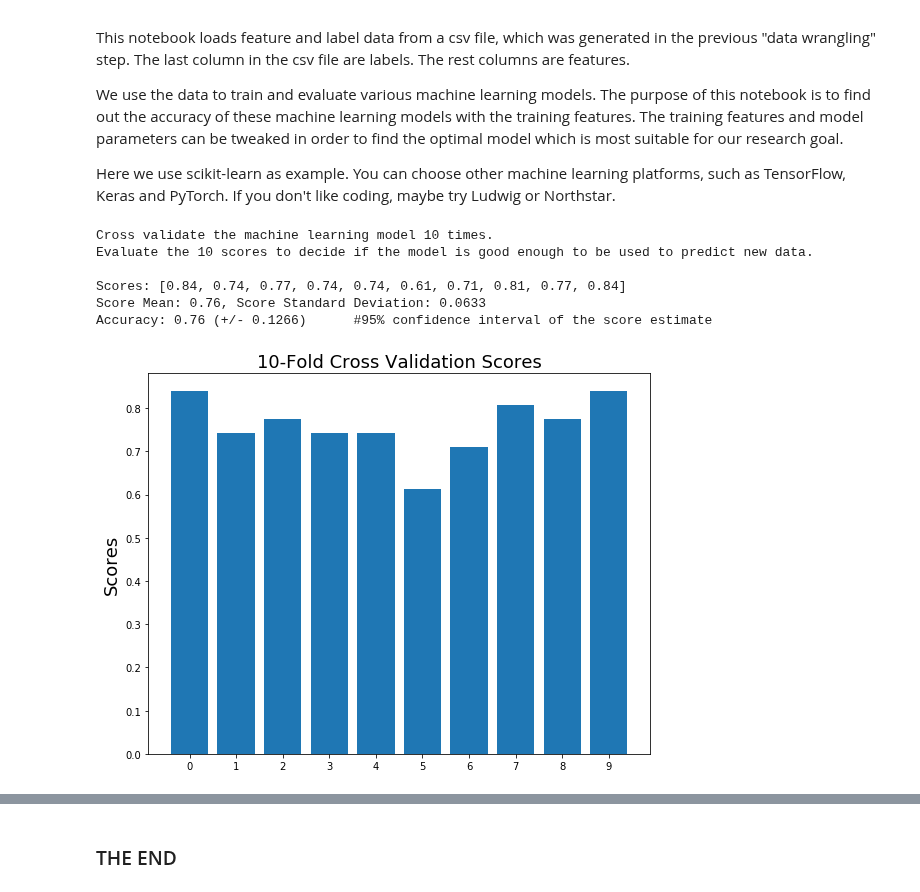
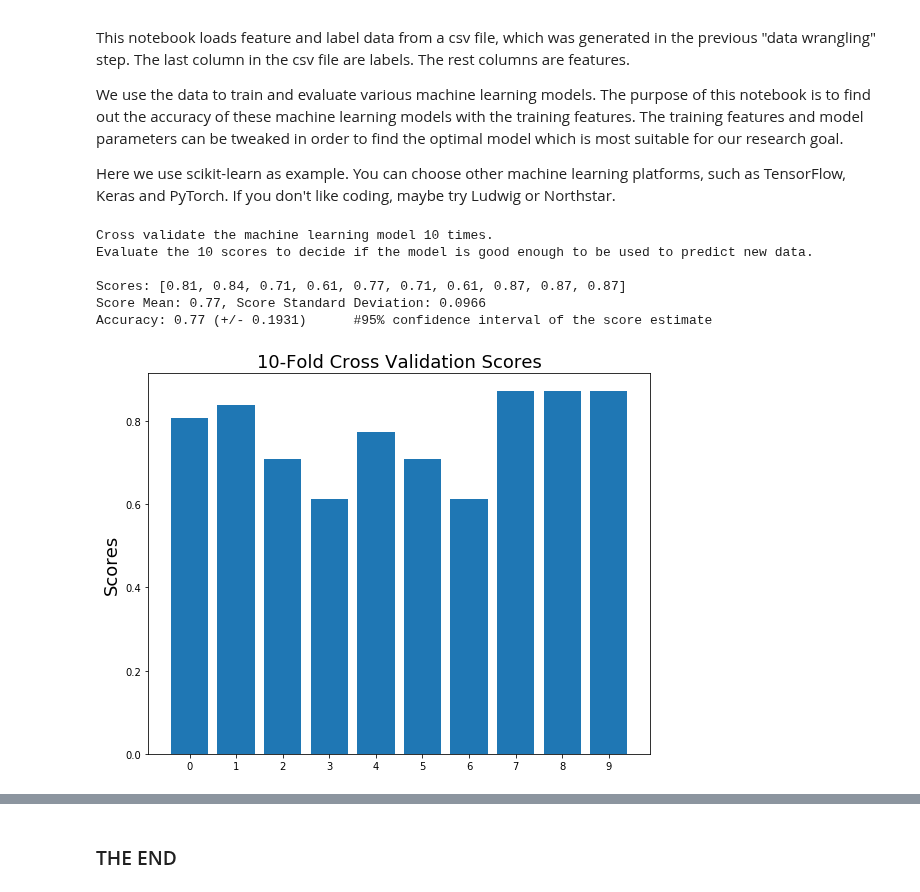
Before and after one commit to EarthByte/spatio-temporal-exploration, a Jupyter notebook: python/5_Machine_Learning.ipynb, the cells around one changed output, grey strips where cells are left out. Drawn from its saved outputs; the diff is of its cells as text; code cells hidden in the pictures.

```diff
--- a/python/5_Machine_Learning.ipynb
+++ b/python/5_Machine_Learning.ipynb
@@ -17,9 +17,9 @@ import matplotlib.pyplot as plt
 import numpy as np
 
 #read in data for machine learning training and testing
-all_data_in_file = np.genfromtxt('machine_learning_train_test_data.csv',delimiter=',')
+all_data_in_file = np.genfromtxt('ml_deposit_data.csv',delimiter=',',skip_header=1)
 labels = all_data_in_file[:,-1]
-data = all_data_in_file[:,:4]
+data = all_data_in_file[:,:-1]
 
 #choose classifier
 classifier = 'RFC' #random forest
@@ -31,37 +31,37 @@ train_data, test_data, train_labels, test_labels = train_test_split(data, labels
 
 if classifier == 'RFC':
     #create and train the random forest
     #multi-core CPUs can use: rf = RandomForestClassifier(n_estimators=100, n_jobs=2)
     #n_estimators use between 64-128 doi: 10.1007/978-3-642-31537-4_13
     clf = RandomForestClassifier(n_estimators=128, n_jobs=1,class_weight=None)
 elif classifier == 'SVC':
     clf = SVC(probability=True,class_weight=None, gamma='auto')
 
 #cross validate the estimator
 #https://scikit-learn.org/stable/modules/cross_validation.html#cross-validation
 scores = cross_val_score(clf, data, labels, cv=10)
 print('Cross validate the machine learning model 10 times.')
 print('Evaluate the 10 scores to decide if the model is good enough to be used to predict new data.\n')
 print(f"Scores: {[round(x,2) for x in scores]}")
 print(f"Score Mean: {round(np.mean(scores), 2)}, Score Standard Deviation: {round(np.std(scores),4)}")
 print(f"Accuracy: {round(np.mean(scores), 2)} (+/- {round(np.std(scores)*2,4)})\
       #95% confidence interval of the score estimate")
 
 #plot the bar chart
 fig, ax = plt.subplots(figsize=(9, 7))
 plt.bar(np.arange(10), scores)
 ax.set_ylabel('Scores', fontsize=18)
 ax.set_title('10-Fold Cross Validation Scores',fontsize=18)
 ax.set_xticks(np.arange(10))
 plt.show()
 # %% [output]
 Cross validate the machine learning model 10 times.
 Evaluate the 10 scores to decide if the model is good enough to be used to predict new data.
 
-Scores: [0.84, 0.74, 0.77, 0.74, 0.74, 0.61, 0.71, 0.81, 0.77, 0.84]
-Score Mean: 0.76, Score Standard Deviation: 0.0633
-Accuracy: 0.76 (+/- 0.1266)      #95% confidence interval of the score estimate
+Scores: [0.81, 0.84, 0.71, 0.61, 0.77, 0.71, 0.61, 0.87, 0.87, 0.87]
+Score Mean: 0.77, Score Standard Deviation: 0.0966
+Accuracy: 0.77 (+/- 0.1931)      #95% confidence interval of the score estimate
-[figure, old version]
+[figure, new version]
 # %%
 #train the machine learning model with train and test data
 #and then predict
```
Also changed, not shown: parts of 5 cells of this notebook, 7 other files.
